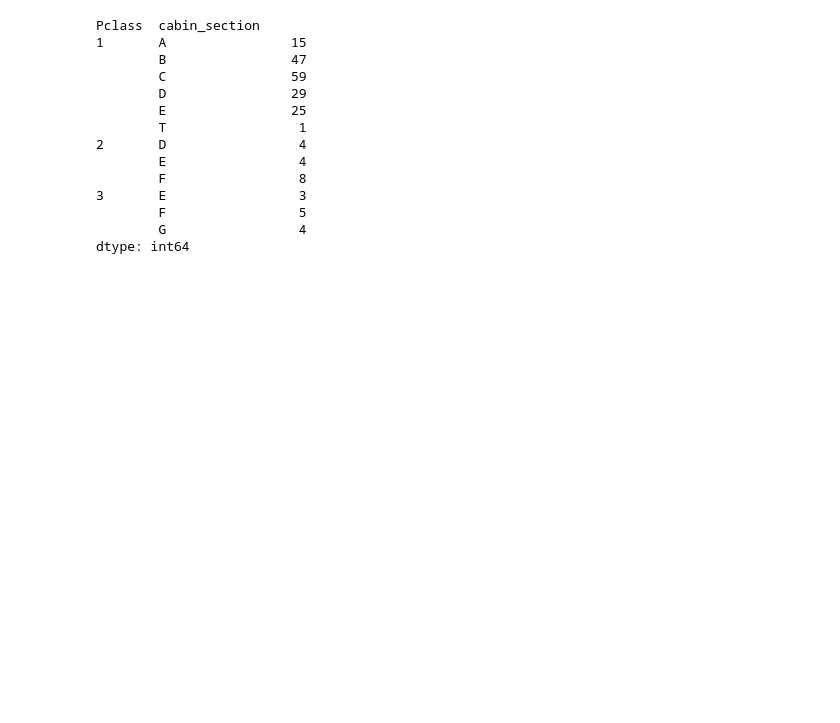
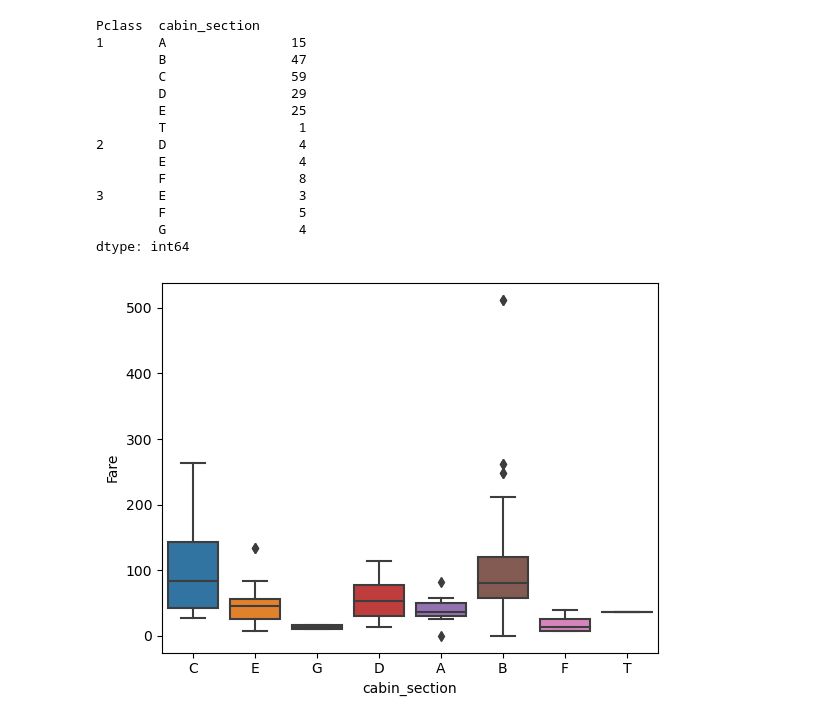
Before and after one commit to suminhand/Titanic, a Jupyter notebook: 과제1_제출용.ipynb, the cells around one changed output. Cells and saved outputs as stored; diff of their text form; code cells hidden in the pictures; blank space fills up the shorter version.

```diff
--- a/과제1_제출용.ipynb
+++ b/과제1_제출용.ipynb
@@ -314,3 +324,8 @@ Pclass  cabin_section
         F                 5
         G                 4
 dtype: int64
+# %%
+sns.boxplot(x="cabin_section", y="Fare", data=titanic)
+plt.show()
+# %% [output]
+[figure, added]
```
Also changed, not shown: parts of 3 cells of this notebook.
